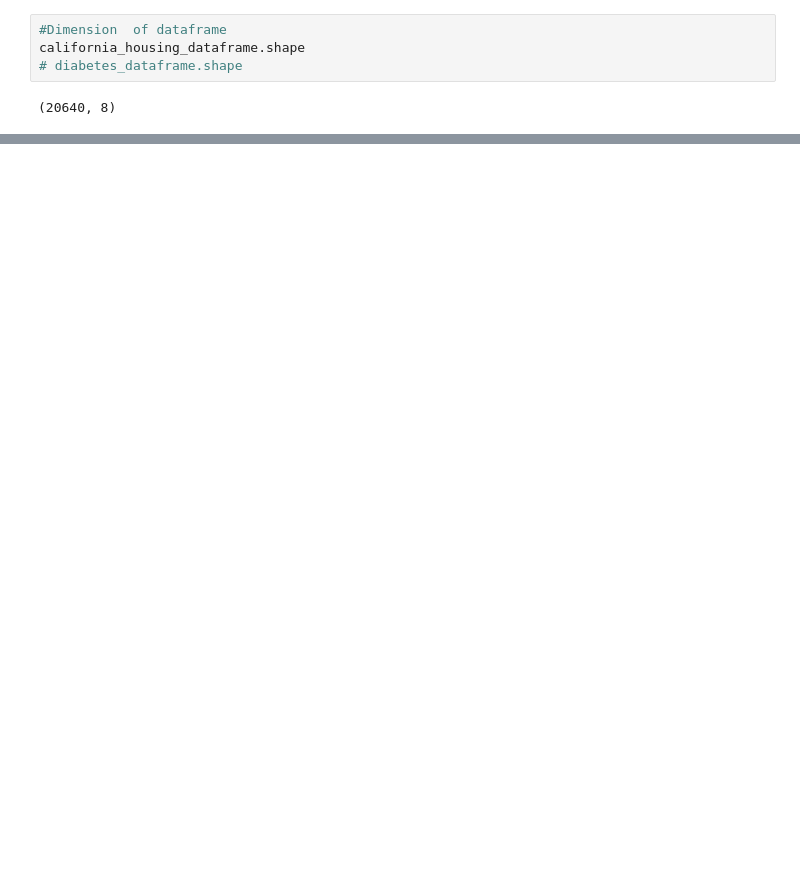
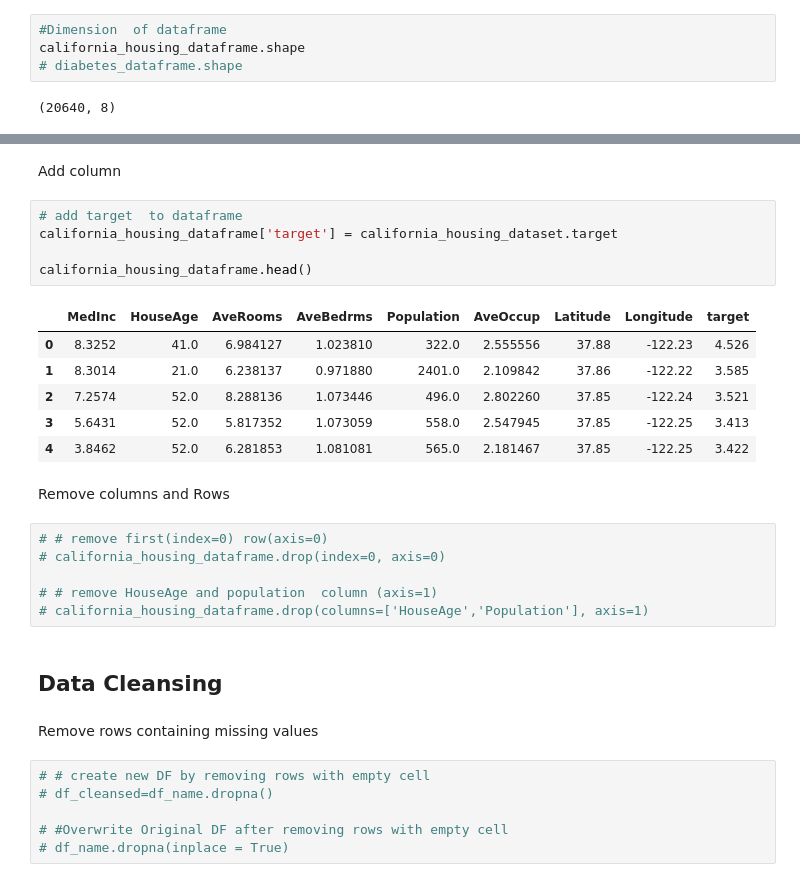
Before and after one commit to amritphuyal/ML-with-Python, a Jupyter notebook: Ml with python.ipynb, the cells around one changed output, grey strips where cells are left out. Saved outputs shown, nothing was run; the diff lists cells and outputs as text; blank space fills up the shorter version.

```diff
--- a/Ml with python.ipynb
+++ b/Ml with python.ipynb
@@ -381,0 +527,32 @@ california_housing_dataframe.describe()
+# %% [markdown]
+Add column
+# %%
+# add target  to dataframe
+california_housing_dataframe['target'] = california_housing_dataset.target
+
+california_housing_dataframe.head()
+# %% [output]
+|  | MedInc | HouseAge | AveRooms | AveBedrms | Population | AveOccup | Latitude | Longitude | target |
+| 0 | 8.3252 | 41.0 | 6.984127 | 1.023810 | 322.0 | 2.555556 | 37.88 | -122.23 | 4.526 |
+| 1 | 8.3014 | 21.0 | 6.238137 | 0.971880 | 2401.0 | 2.109842 | 37.86 | -122.22 | 3.585 |
+| 2 | 7.2574 | 52.0 | 8.288136 | 1.073446 | 496.0 | 2.802260 | 37.85 | -122.24 | 3.521 |
+| 3 | 5.6431 | 52.0 | 5.817352 | 1.073059 | 558.0 | 2.547945 | 37.85 | -122.25 | 3.413 |
+| 4 | 3.8462 | 52.0 | 6.281853 | 1.081081 | 565.0 | 2.181467 | 37.85 | -122.25 | 3.422 |
+# %% [markdown]
+Remove columns and Rows
+# %%
+# # remove first(index=0) row(axis=0)
+# california_housing_dataframe.drop(index=0, axis=0)
+
+# # remove HouseAge and population  column (axis=1)
+# california_housing_dataframe.drop(columns=['HouseAge','Population'], axis=1)
+# %% [markdown]
+## Data Cleansing
+# %% [markdown]
+Remove rows containing missing values
+# %%
+# # create new DF by removing rows with empty cell
+# df_cleansed=df_name.dropna()
+
+# #Overwrite Original DF after removing rows with empty cell
+# df_name.dropna(inplace = True)
```
Also changed, not shown: parts of 38 cells of this notebook.
